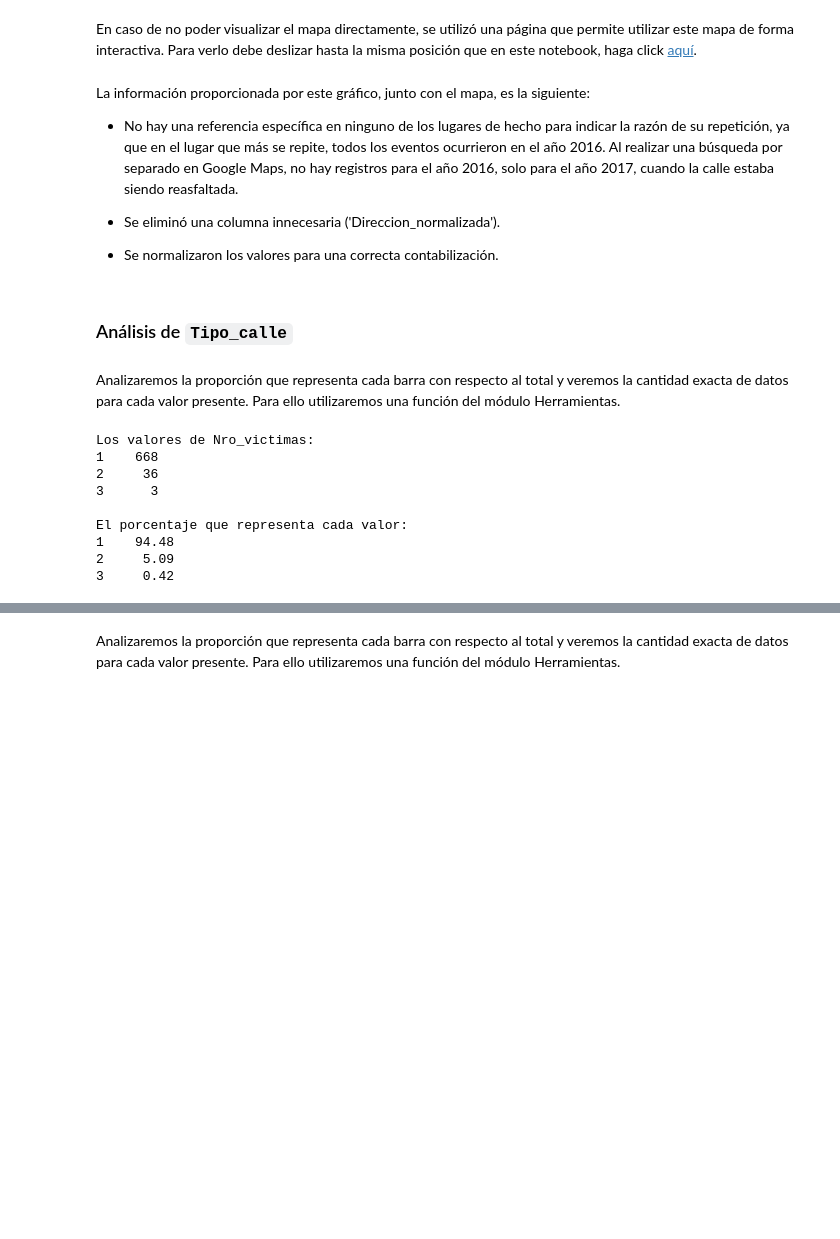
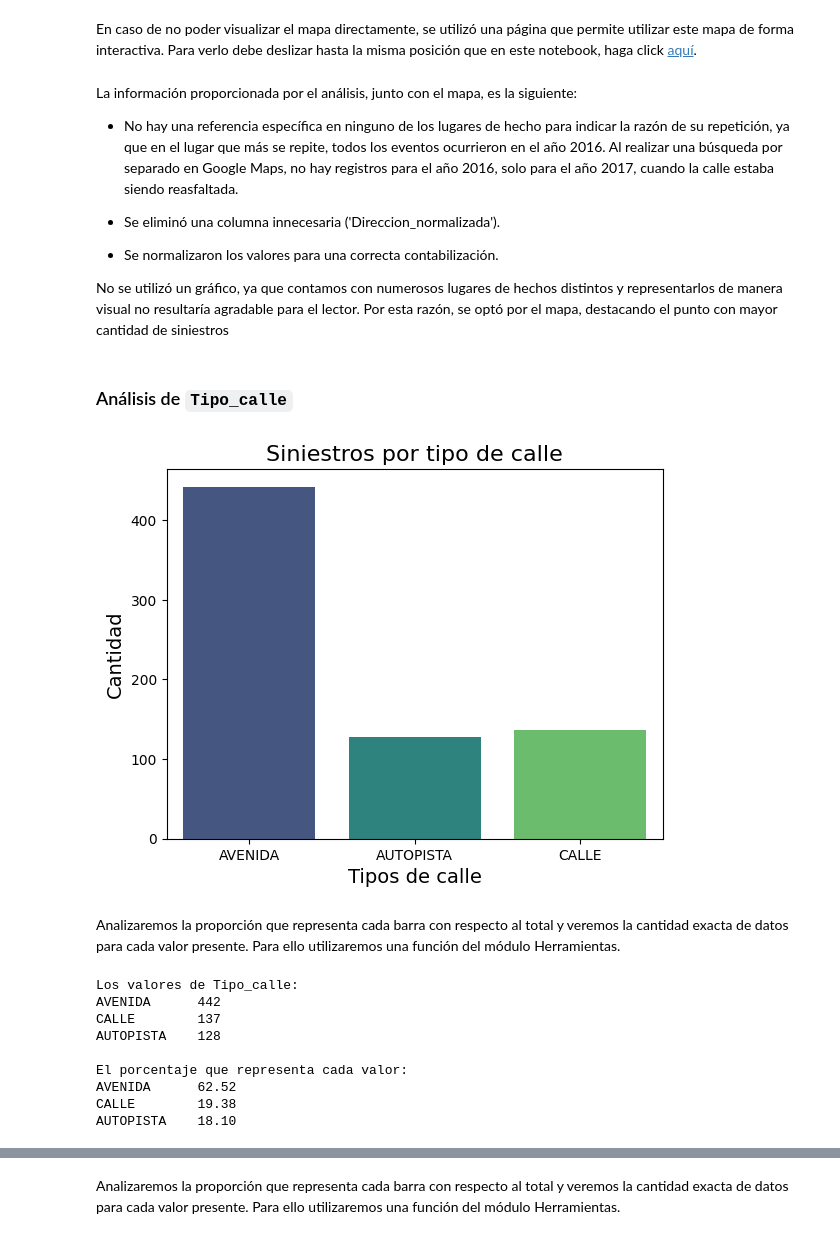
Before and after one commit to MaximilianoTauil/PI_Siniestros, a Jupyter notebook: EDA.ipynb, the cells around one changed output, grey strips where cells are left out. Drawn from its saved outputs; the diff is of its cells as text; code cells hidden in the pictures; blank space fills up the shorter version.

```diff
--- a/EDA.ipynb
+++ b/EDA.ipynb
@@ -361,26 +362,36 @@ mapa
 # %% [markdown]
 En caso de no poder visualizar el mapa directamente, se utilizó una página que permite utilizar este mapa de forma interactiva. Para verlo debe deslizar hasta la misma posición que en este notebook, haga click [aquí](https://nbviewer.org/github/MaximilianoTauil/PI_Siniestros/blob/main/EDA.ipynb).
 # %% [markdown]
-La información proporcionada por este gráfico, junto con el mapa, es la siguiente:
+La información proporcionada por el análisis, junto con el mapa, es la siguiente:
 
 * No hay una referencia específica en ninguno de los lugares de hecho para indicar la razón de su repetición, ya que en el lugar que más se repite, todos los eventos ocurrieron en el año 2016. Al realizar una búsqueda por separado en Google Maps, no hay registros para el año 2016, solo para el año 2017, cuando la calle estaba siendo reasfaltada.
 
 * Se eliminó una columna innecesaria ('Direccion_normalizada').
 
 * Se normalizaron los valores para una correcta contabilización.
+
+No se utilizó un gráfico, ya que contamos con numerosos lugares de hechos distintos y representarlos de manera visual no resultaría agradable para el lector. Por esta razón, se optó por el mapa, destacando el punto con mayor cantidad de siniestros
 # %% [markdown]
 ### Análisis de ``Tipo_calle``
+# %%
+sns.countplot(data=data_union,x='Tipo_calle',hue='Tipo_calle',palette='viridis')
+plt.title('Siniestros por tipo de calle',size=16)
+plt.xlabel('Tipos de calle',size=14)
+plt.ylabel('Cantidad',size=14)
+plt.show()
+# %% [output]
+[figure, added]
 # %% [markdown]
 Analizaremos la proporción que representa cada barra con respecto al total y veremos la cantidad exacta de datos para cada valor presente. Para ello utilizaremos una función del módulo Herramientas.
 # %%
-Herr.cantidad_porcentaje(data_union,'Nro_victimas')
+Herr.cantidad_porcentaje(data_union,'Tipo_calle')
 # %% [output]
-Los valores de Nro_victimas:
-1    668
-2     36
-3      3
+Los valores de Tipo_calle:
+AVENIDA      442
+CALLE        137
+AUTOPISTA    128
 
 El porcentaje que representa cada valor:
-1    94.48
-2     5.09
-3     0.42
+AVENIDA      62.52
+CALLE        19.38
+AUTOPISTA    18.10
```
Also changed, not shown: parts of 20 cells of this notebook, 1 other file.
